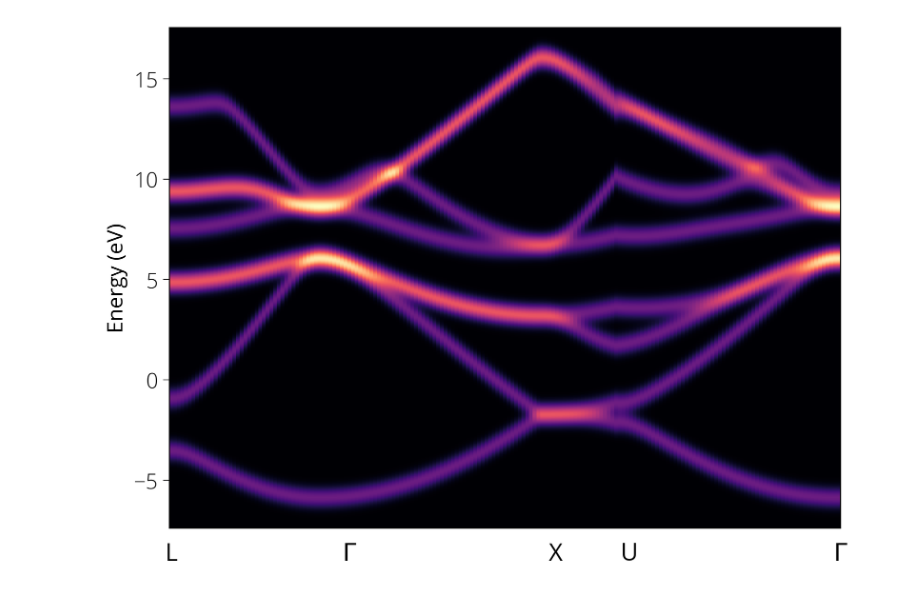
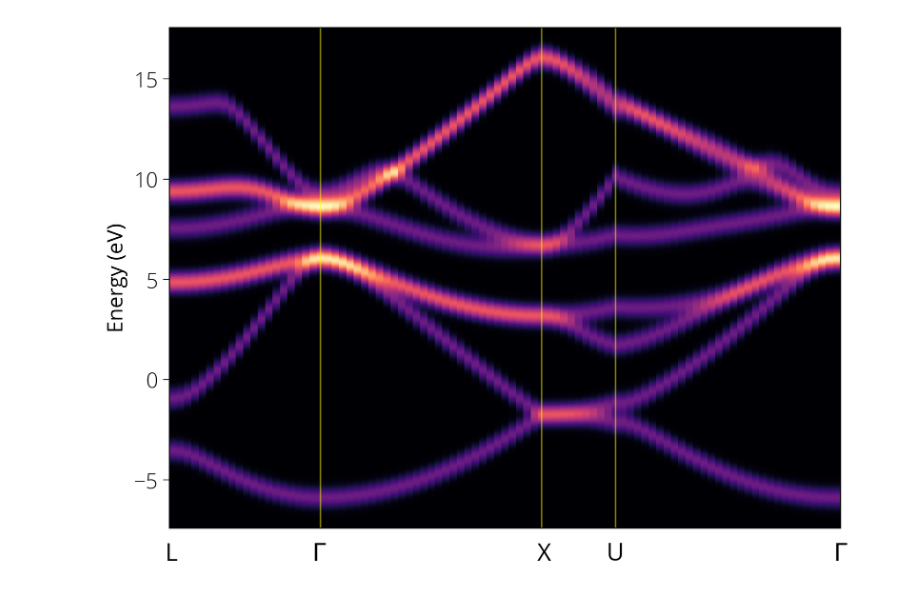
Before and after one commit to pranabdas/espresso, a Jupyter notebook: notebooks/silicon-kpdos.ipynb, the cells around one changed output. Drawn from its saved outputs; the diff is of its cells as text; code cells hidden in the pictures.

```diff
--- a/notebooks/silicon-kpdos.ipynb
+++ b/notebooks/silicon-kpdos.ipynb
@@ -33,7 +34,9 @@ params = {'legend.fontsize': med,
 plt.rcParams.update(params)
 plt.rcParams["figure.dpi"] = 300
 # %%
-data = np.loadtxt('../src/silicon/silicon.k.pdos_tot')
+zipobj = zipfile.ZipFile('../src/silicon/silicon.k.pdos_tot.zip', 'r')
+zipdata = zipobj.open('silicon.k.pdos_tot')
+data = np.loadtxt(zipdata)
 
 k = np.unique(data[:,0])  # k values
 e = np.unique(data[:, 1])  # dos energy values
@@ -47,14 +50,17 @@ for i in range(len(data)):
 # %%
 plt.pcolormesh(k, e, dos.T, cmap='magma', shading='auto')
 # plt.ylim(-2, 10)
 plt.xticks([]);
 plt.ylabel('Energy (eV)')
 plt.xticks([])
 plt.gcf().text(0.12, 0.06, 'L', fontsize=16, fontweight='normal')
-plt.gcf().text(0.325, 0.06, '$\Gamma$', fontsize=16, fontweight='normal')
-plt.gcf().text(0.563, 0.06, 'X', fontsize=16, fontweight='normal')
-plt.gcf().text(0.646, 0.06, 'U', fontsize=16, fontweight='normal')
+plt.gcf().text(0.29, 0.06, '$\Gamma$', fontsize=16, fontweight='normal')
+plt.gcf().text(0.55, 0.06, 'X', fontsize=16, fontweight='normal')
+plt.gcf().text(0.63, 0.06, 'U', fontsize=16, fontweight='normal')
 plt.gcf().text(0.892, 0.06, '$\Gamma$', fontsize=16, fontweight='normal')
+plt.axvline(21, c='yellow', lw=1, alpha=0.5)
+plt.axvline(51, c='yellow', lw=1, alpha=0.5)
+plt.axvline(61, c='yellow', lw=1, alpha=0.5)
 plt.show()
 # %% [output]
-[figure, old version]
+[figure, new version]
```
Also changed, not shown: parts of 1 cell of this notebook, 9 other files.
